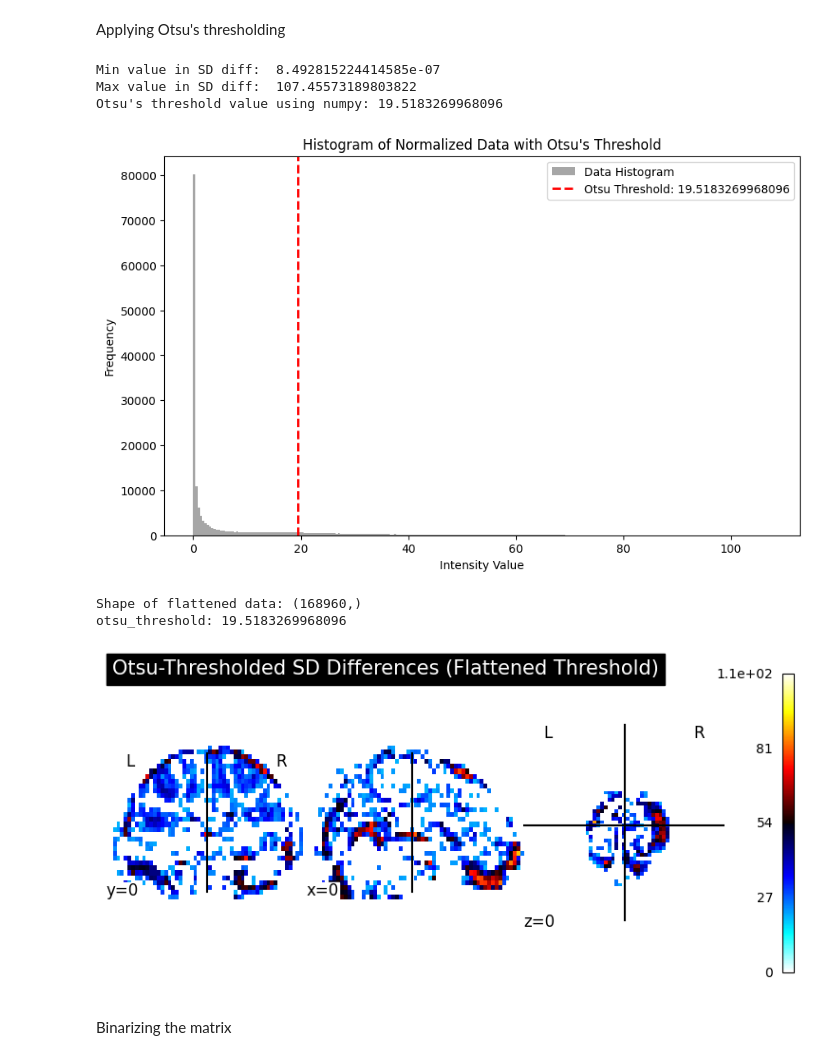
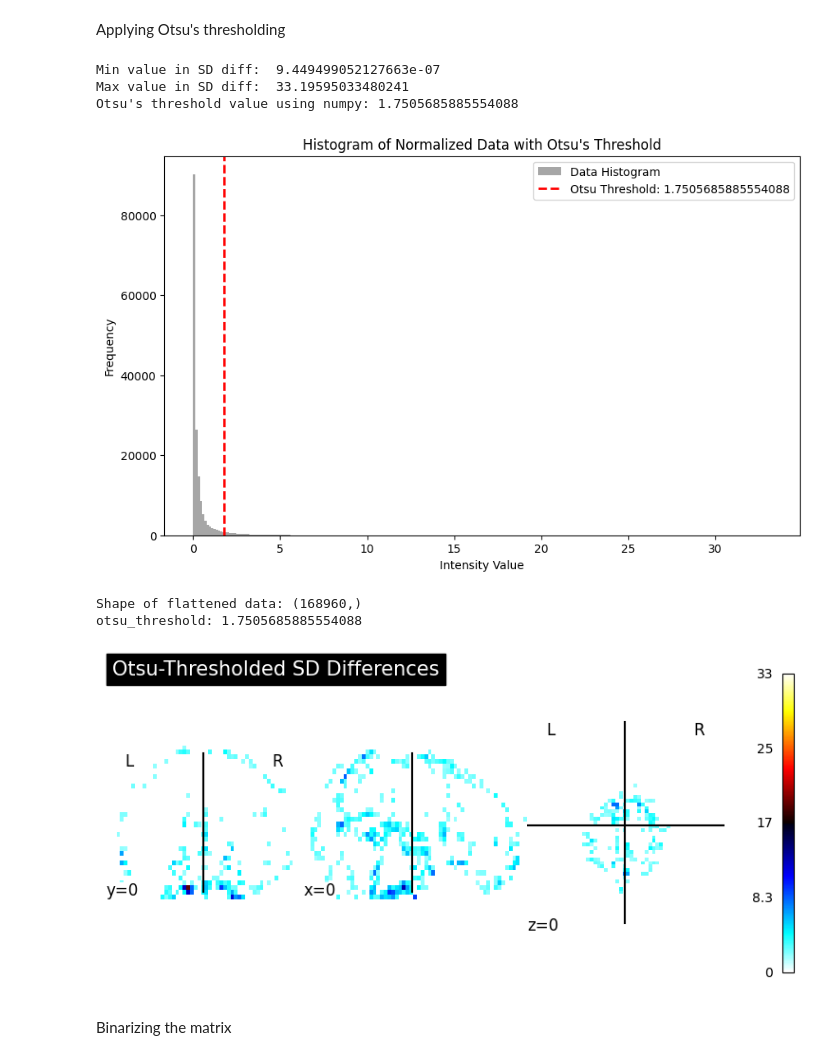
Before and after one commit to Bikesh14/FunctionalNeuroimaging-ADHD, a Jupyter notebook: main.ipynb, the cells around one changed output. Drawn from its saved outputs; the diff is of its cells as text; code cells hidden in the pictures.

```diff
--- a/main.ipynb
+++ b/main.ipynb
@@ -79,12 +79,12 @@ adhd_file_path = r'F:\fmri-datasets\sub-0010001\ses-1\func\sub-0010001_ses-1_tas
 # Load ADHD data and calculate standard deviation
 img_adhd = nib.load(adhd_file_path)
 data_adhd = img_adhd.get_fdata()  # 4D numpy array
-std_dev_data_adhd = np.mean(data_adhd, axis=3)
+std_dev_data_adhd = np.std(data_adhd, axis=3)
 
 # Load Non-ADHD data and calculate standard deviation
 img_non_adhd = nib.load(non_adhd_file_path)
 data_non_adhd = img_non_adhd.get_fdata()  # 4D numpy array
-std_dev_data_non_adhd = np.mean(data_non_adhd, axis=3)
+std_dev_data_non_adhd = np.std(data_non_adhd, axis=3)
 
 # Verify that both datasets have the same shape
 if std_dev_data_adhd.shape != std_dev_data_non_adhd.shape:
@@ -261,40 +225,40 @@ thresholded_flattened = np.where(flattened_data >otsu_threshold, flattened_data,
 thresholded_sd_diff = thresholded_flattened.reshape(sd_diff_matrix.shape)
 
 # (Optional) Create a NIfTI image for visualization if desired
 thresholded_img = nib.Nifti1Image(thresholded_sd_diff, affine=img.affine)
 
 
 # Plot the histogram and indicate the Otsu threshold
 plt.figure(figsize=(10, 6))
 plt.hist(flattened_data, bins=256, range=(flattened_data.min(), flattened_data.max()), color='gray', alpha=0.7, label='Data Histogram')
 plt.axvline(otsu_threshold, color='red', linestyle='dashed', linewidth=2, label=f'Otsu Threshold: {otsu_threshold}')
 plt.title('Histogram of Normalized Data with Otsu\'s Threshold')
 plt.xlabel('Intensity Value')
 plt.ylabel('Frequency')
 plt.legend()
 plt.show()
 print(f"Shape of flattened data: {flattened_data.shape}")
 print(f"otsu_threshold: {otsu_threshold}")  # Should be a scalar
 
 # Visualize the thresholded data using nilearn
 plotting.plot_stat_map(
     thresholded_img,
-    title="Otsu-Thresholded SD Differences (Flattened Threshold)",
+    title="Otsu-Thresholded SD Differences",
     display_mode='ortho',
     threshold=0,
     cut_coords=(0, 0, 0),
     colorbar=True,
     bg_img=None
 )
 plotting.show()
 # %% [output]
-Min value in SD diff:  8.492815224414585e-07
-Max value in SD diff:  107.45573189803822
-Otsu's threshold value using numpy: 19.5183269968096
+Min value in SD diff:  9.449499052127663e-07
+Max value in SD diff:  33.19595033480241
+Otsu's threshold value using numpy: 1.7505685885554088
-[figure, old version]
+[figure, new version]
 Shape of flattened data: (168960,)
-otsu_threshold: 19.5183269968096
+otsu_threshold: 1.7505685885554088
-[figure, old version]
+[figure, new version]
 # %% [markdown]
 Binarizing the matrix
 # %%
```
Also changed, not shown: parts of 5 cells of this notebook.
